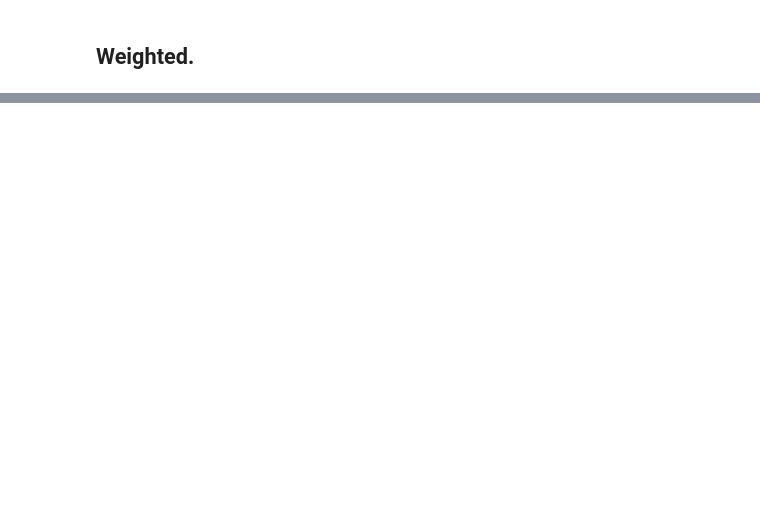
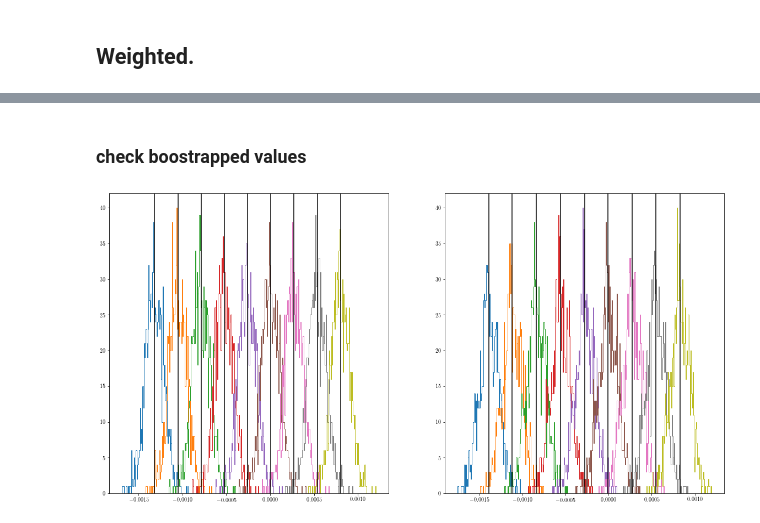
Before and after one commit to ismael-mendoza/wld_code, a Jupyter notebook: notebooks/reflect2.ipynb, the cells around one changed output, grey strips where cells are left out. Cells and saved outputs as stored; diff of their text form; code cells hidden in the pictures; blank space fills up the shorter version.

```diff
--- a/notebooks/reflect2.ipynb
+++ b/notebooks/reflect2.ipynb
@@ -251,2 +355,4 @@ weights_prep = money.prepare_money_plot(g1s, orig_ids, scats, weights.wmean, fit
+# %%
+weights_prep = pickle.read(open("data/fweights_prep.p", 'rb'), encoding='latin1')
 # %%
 betas, (values, values_grp), (cov, cov_grp, corr, corr_grp), (errs, errs_grp), (boot_values, boot_values_grp) = weights_prep
@@ -254,0 +382,12 @@ money.make_money_plot(g1s, values, errs, values_grp, errs_grp, betas, ticks1=Non
+# %% [markdown]
+### check boostrapped values
+# %%
+fig, axs = plt.subplots(nrows=1,ncols=2, figsize=(20,10))
+ax1,ax2 = axs.flatten()
+for val, val_grp, vals, vals_grp  in zip(values, values_grp, boot_values, boot_values_grp):
+    ax1.hist(vals, histtype='step', bins=100)
+    ax1.axvline(val,color='k')
+    ax2.hist(vals_grp, histtype='step', bins=100)
+    ax2.axvline(val_grp, color='k')
+# %% [output]
+[figure, added]
```
Also changed, not shown: parts of 24 cells of this notebook, 1 other file.
